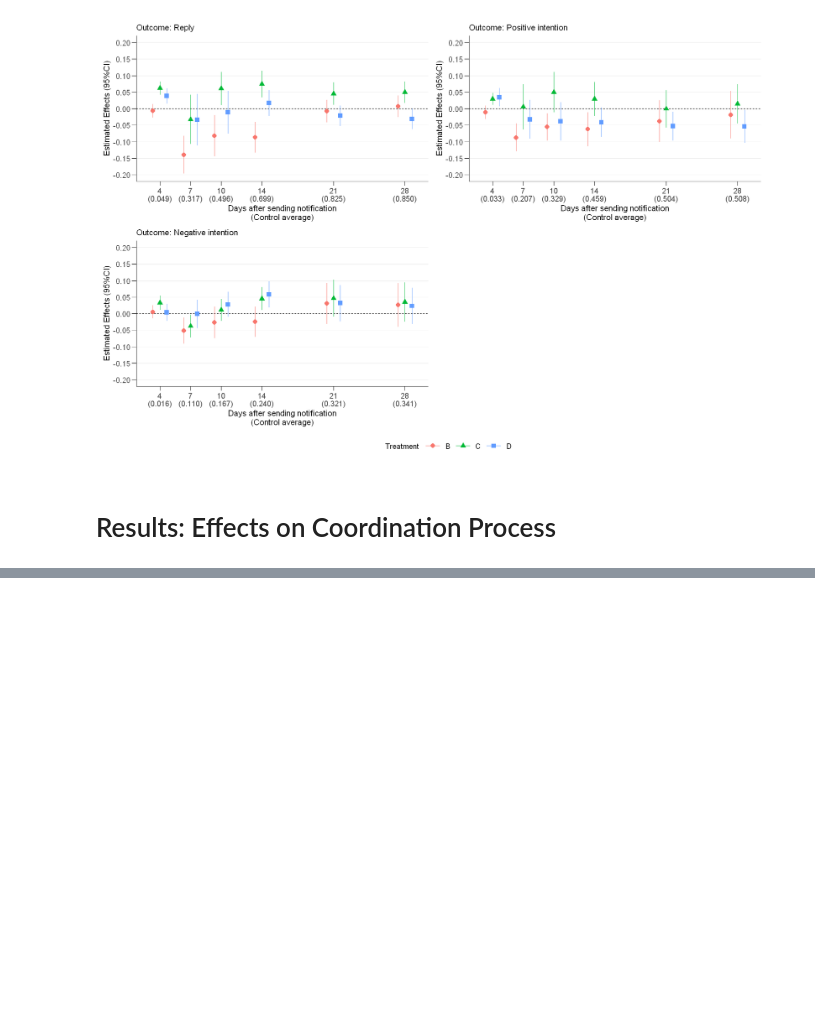
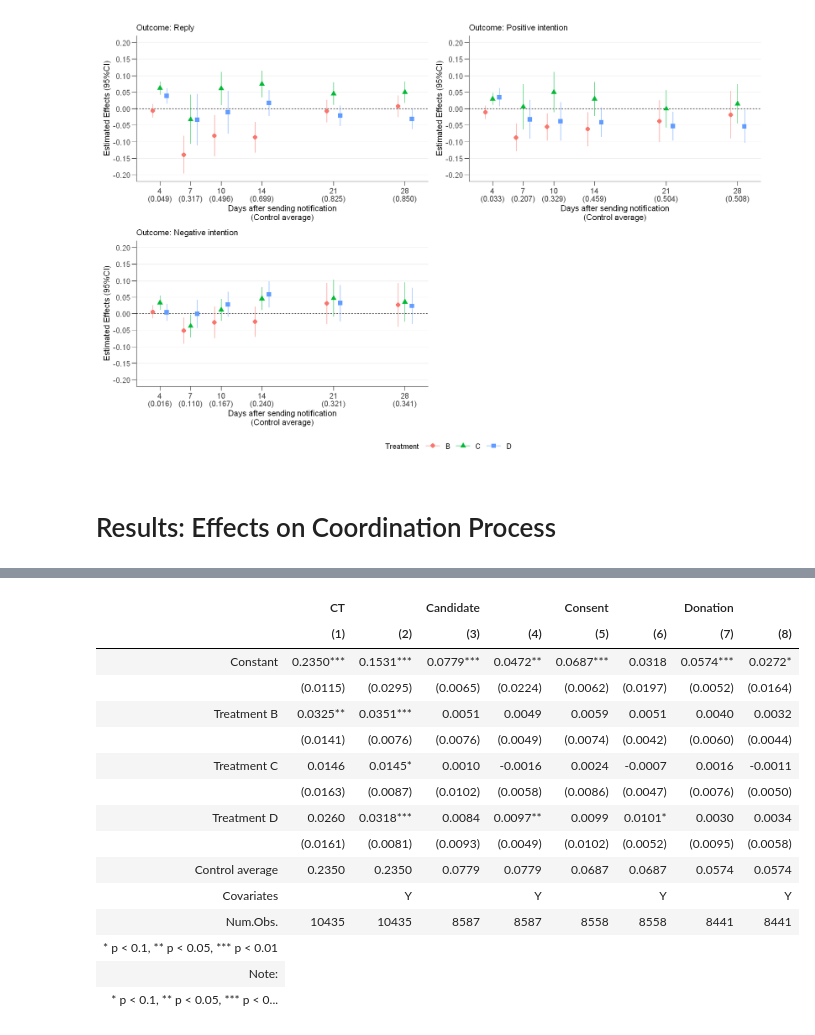
Before and after one commit to JMDP-behavioral-economics/RCT-Nudge, a Jupyter notebook: notebook/body.ipynb, the cells around one changed output, grey strips where cells are left out. Drawn from its saved outputs; the diff is of its cells as text; code cells hidden in the pictures; blank space fills up the shorter version.

```diff
--- a/notebook/body.ipynb
+++ b/notebook/body.ipynb
@@ -774,0 +771,81 @@ A tibble: 44196 × 40
+# %%
+est_coordination <- coordination %>%
+  group_by(outcome) %>%
+  nest() %>%
+  mutate(
+    fit1 = map(
+      data,
+      ~ lm_robust(
+        mod$unctrl,
+        data = subset(., exclude == 0),
+        cluster = RCTweek,
+        se_type = "stata"
+      )
+    ),
+    fit2 = map(
+      data,
+      ~ lm_robust(
+        mod$ctrl,
+        data = subset(., exclude == 0),
+        cluster = RCTweek,
+        se_type = "stata"
+      )
+    ),
+    avg = map_chr(
+      data,
+      ~ with(
+        subset(., exclude == 0 & treat == "A"),
+        sprintf("%.4f", mean(value))
+      )
+    )
+  ) %>%
+  pivot_longer(
+    fit1:fit2,
+    names_prefix = "fit",
+    names_to = "model",
+    values_to = "fit"
+  ) %>%
+  select(- data)
+
+add_table <- c("Control average", est_coordination$avg) %>%
+  rbind(c("Covariates", "", "Y", "", "Y", "", "Y", "", "Y")) %>%
+  data.frame()
+
+attr(add_table, "position") <- c(9, 10)
+
+est_coordination %>%
+  pull(fit) %>%
+  modelsummary(
+    title = "Linear Probability Model of Coordination Process",
+    coef_map = c(
+      "(Intercept)" = "Constant",
+      "treatB" = "Treatment B",
+      "treatC" = "Treatment C",
+      "treatD" = "Treatment D"
+    ),
+    stars = c("***" = .01, "**" = .05, "*" = .1),
+    fmt = 4,
+    gof_omit = "R2|AIC|BIC|Log|Std|FE|se_type",
+    add_rows = add_table
+  ) %>%
+  kableExtra::kable_styling() %>%
+  kableExtra::add_header_above(c(
+    " " = 1, "CT" = 2, "Candidate" = 2, "Consent" = 2, "Donation" = 2
+  )) %>%
+  kableExtra::footnote(
+    paste(
+      "* p < 0.1, ** p < 0.05, *** p < 0.01.",
+      "Standard errors clustered by experimental weeks",
+      "are reported in parentheses.",
+      "Covariates are gender, squared polynomial of (demeaned) age,",
+      "number of past coordinations,",
+      "number of hospitals per 10 square kilometers,",
+      "number of hospitals with PBSC collection per 10 square kilometers,",
+      "number of hospitals with BM collection per 10 square kilometers,",
+      "prefecture dummies, month dummies, and week dummies."
+    ),
+    threeparttable = TRUE
+  ) %>%
+  as.character() %>%
+  display_html()
+# %% [output]
@@ -774,0 +853,16 @@ A tibble: 44196 × 40
+|  | CT |  | Candidate |  | Consent |  | Donation |  |
+|  | (1) | (2) | (3) | (4) | (5) | (6) | (7) | (8) |
+| Constant | 0.2350*** | 0.1531*** | 0.0779*** | 0.0472** | 0.0687*** | 0.0318 | 0.0574*** | 0.0272* |
+|  | (0.0115) | (0.0295) | (0.0065) | (0.0224) | (0.0062) | (0.0197) | (0.0052) | (0.0164) |
+| Treatment B | 0.0325** | 0.0351*** | 0.0051 | 0.0049 | 0.0059 | 0.0051 | 0.0040 | 0.0032 |
+|  | (0.0141) | (0.0076) | (0.0076) | (0.0049) | (0.0074) | (0.0042) | (0.0060) | (0.0044) |
+| Treatment C | 0.0146 | 0.0145* | 0.0010 | -0.0016 | 0.0024 | -0.0007 | 0.0016 | -0.0011 |
+|  | (0.0163) | (0.0087) | (0.0102) | (0.0058) | (0.0086) | (0.0047) | (0.0076) | (0.0050) |
+| Treatment D | 0.0260 | 0.0318*** | 0.0084 | 0.0097** | 0.0099 | 0.0101* | 0.0030 | 0.0034 |
+|  | (0.0161) | (0.0081) | (0.0093) | (0.0049) | (0.0102) | (0.0052) | (0.0095) | (0.0058) |
+| Control average | 0.2350 | 0.2350 | 0.0779 | 0.0779 | 0.0687 | 0.0687 | 0.0574 | 0.0574 |
+| Covariates |  | Y |  | Y |  | Y |  | Y |
+| Num.Obs. | 10435 | 10435 | 8587 | 8587 | 8558 | 8558 | 8441 | 8441 |
+| * p < 0.1, ** p < 0.05, *** p < 0.01 |
+| Note: |
+| * p < 0.1, ** p < 0.05, *** p < 0... |
```
Also changed, not shown: parts of 5 cells of this notebook.
